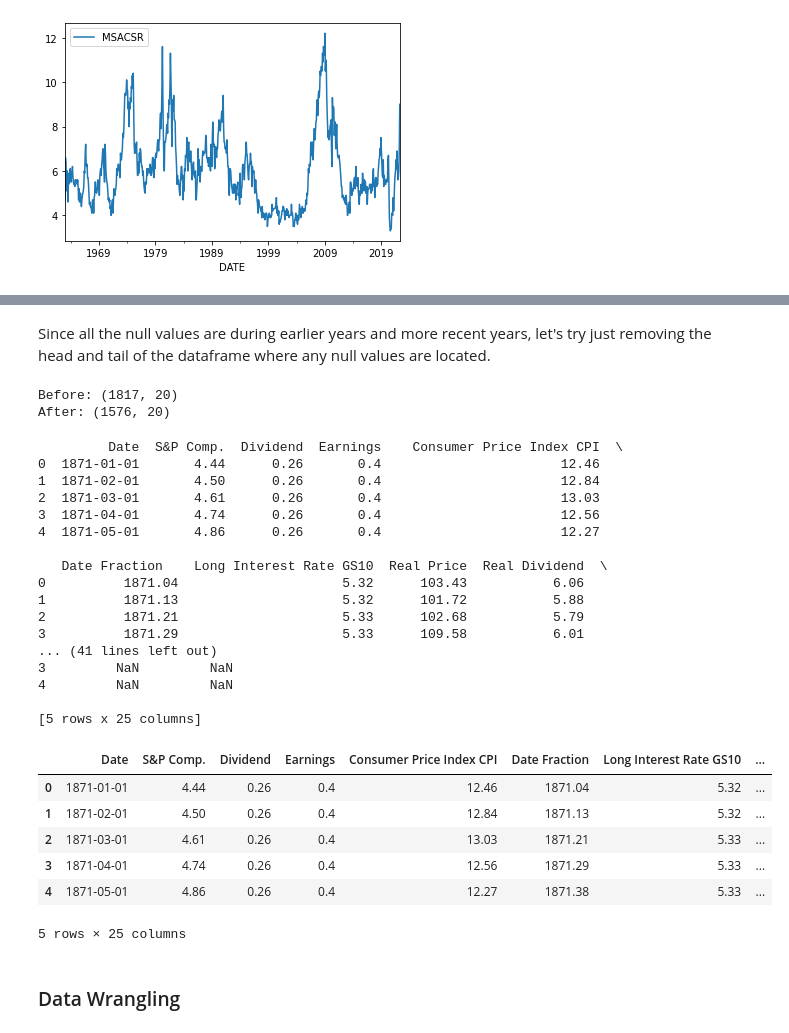
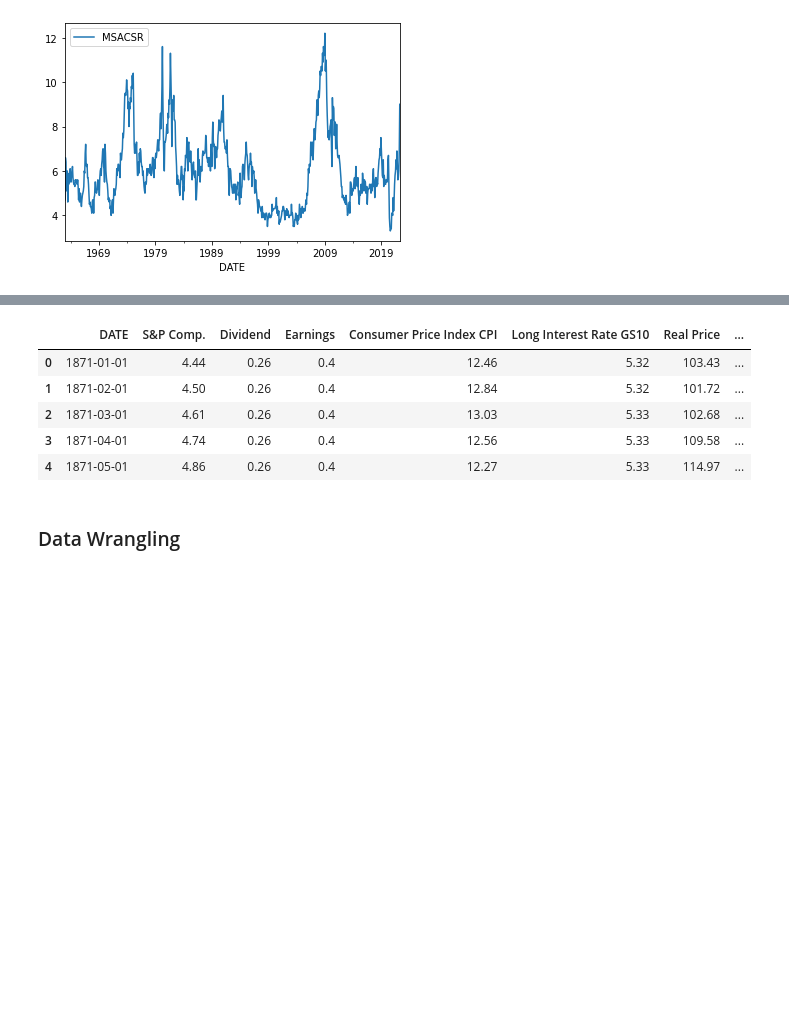
Before and after one commit to hsdistefa/mas-thesis, a Jupyter notebook: EDA.ipynb, the cells around one changed output, grey strips where cells are left out. Drawn from its saved outputs; the diff is of its cells as text; code cells hidden in the pictures; blank space fills up the shorter version.

```diff
--- a/EDA.ipynb
+++ b/EDA.ipynb
@@ -138,6 +135,0 @@ Data columns (total 19 columns):
-# %%
-with pd.option_context('display.max_rows', None, 'display.max_columns', None):  # Print entire dataframe
-    nulls = econ_df.isnull().sum(axis=1)
-    econ_df['null_locations'] = econ_df.apply(lambda x: ','.join(x[x.isnull()].index), axis=1)
-    print(econ_df['null_locations'])
-    #print(nulls)
@@ -162,47 +136,24 @@ Name: null_locations, dtype: object
-# %% [markdown]
-Since all the null values are during earlier years and more recent years, let's try just removing the head and tail of the dataframe where any null values are located.
-# %%
-print('Before:', econ_df.shape)
-econ_df = econ_df.dropna(axis=0)
-print('After:', econ_df.shape)
-# %% [output]
-Before: (1817, 20)
-After: (1576, 20)
 # %%
-# Get the Date column in to a format strftime can handle
-econ_df['Date'] = econ_df['Date'].astype('str') + '.01'  # Assume data is from the first of each month
-econ_df['Date'] = econ_df['Date'].str.replace('.', '-')
-print(econ_df.head())
+## Convert econ data Dates from object to pd.datetime
+
+# Rename date column to be consistent with other dataframes
+econ_df = econ_df.rename(columns={'Date': 'DATE'})
+
+# Get the date column in to a format strftime can handle
+econ_df['DATE'] = econ_df['DATE'].astype('str') + '.01'  # Assume data is from the first of each month
+econ_df['DATE'] = econ_df['DATE'].str.replace('.', '-')
 
 # Convert to datetime object
-econ_df['Date'] = pd.to_datetime(econ_df['Date'], format='%Y.%m')
+econ_df['DATE'] = pd.to_datetime(econ_df['DATE'], format='%Y.%m')
 
 econ_df.head()
 # %% [output]
-         Date  S&P Comp.  Dividend  Earnings    Consumer Price Index CPI  \
-0  1871-01-01       4.44      0.26       0.4                       12.46
-1  1871-02-01       4.50      0.26       0.4                       12.84
-2  1871-03-01       4.61      0.26       0.4                       13.03
-3  1871-04-01       4.74      0.26       0.4                       12.56
-4  1871-05-01       4.86      0.26       0.4                       12.27
-
-   Date Fraction    Long Interest Rate GS10  Real Price  Real Dividend  \
-0          1871.04                     5.32      103.43           6.06
-1          1871.13                     5.32      101.72           5.88
-2          1871.21                     5.33      102.68           5.79
-3          1871.29                     5.33      109.58           6.01
-... (41 lines left out)
-3         NaN         NaN
-4         NaN         NaN
-
-[5 rows x 25 columns]
-|  | Date | S&P Comp. | Dividend | Earnings | Consumer Price Index CPI | Date Fraction | Long Interest Rate GS10 | ... |
-| 0 | 1871-01-01 | 4.44 | 0.26 | 0.4 | 12.46 | 1871.04 | 5.32 | ... |
-| 1 | 1871-02-01 | 4.50 | 0.26 | 0.4 | 12.84 | 1871.13 | 5.32 | ... |
-| 2 | 1871-03-01 | 4.61 | 0.26 | 0.4 | 13.03 | 1871.21 | 5.33 | ... |
-| 3 | 1871-04-01 | 4.74 | 0.26 | 0.4 | 12.56 | 1871.29 | 5.33 | ... |
-| 4 | 1871-05-01 | 4.86 | 0.26 | 0.4 | 12.27 | 1871.38 | 5.33 | ... |
+|  | DATE | S&P Comp. | Dividend | Earnings | Consumer Price Index CPI | Long Interest Rate GS10 | Real Price | ... |
+| 0 | 1871-01-01 | 4.44 | 0.26 | 0.4 | 12.46 | 5.32 | 103.43 | ... |
+| 1 | 1871-02-01 | 4.50 | 0.26 | 0.4 | 12.84 | 5.32 | 101.72 | ... |
+| 2 | 1871-03-01 | 4.61 | 0.26 | 0.4 | 13.03 | 5.33 | 102.68 | ... |
+| 3 | 1871-04-01 | 4.74 | 0.26 | 0.4 | 12.56 | 5.33 | 109.58 | ... |
+| 4 | 1871-05-01 | 4.86 | 0.26 | 0.4 | 12.27 | 5.33 | 114.97 | ... |
-5 rows × 25 columns
 # %% [markdown]
 ### Data Wrangling
 # %%
```
Also changed, not shown: parts of 18 cells of this notebook.
